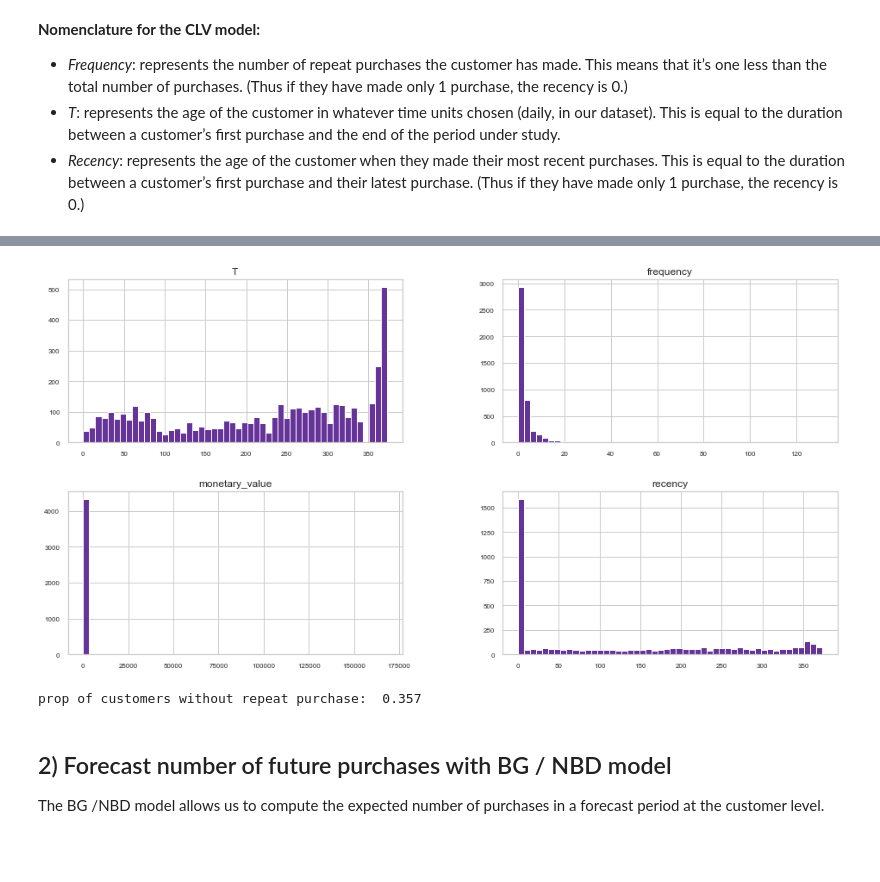
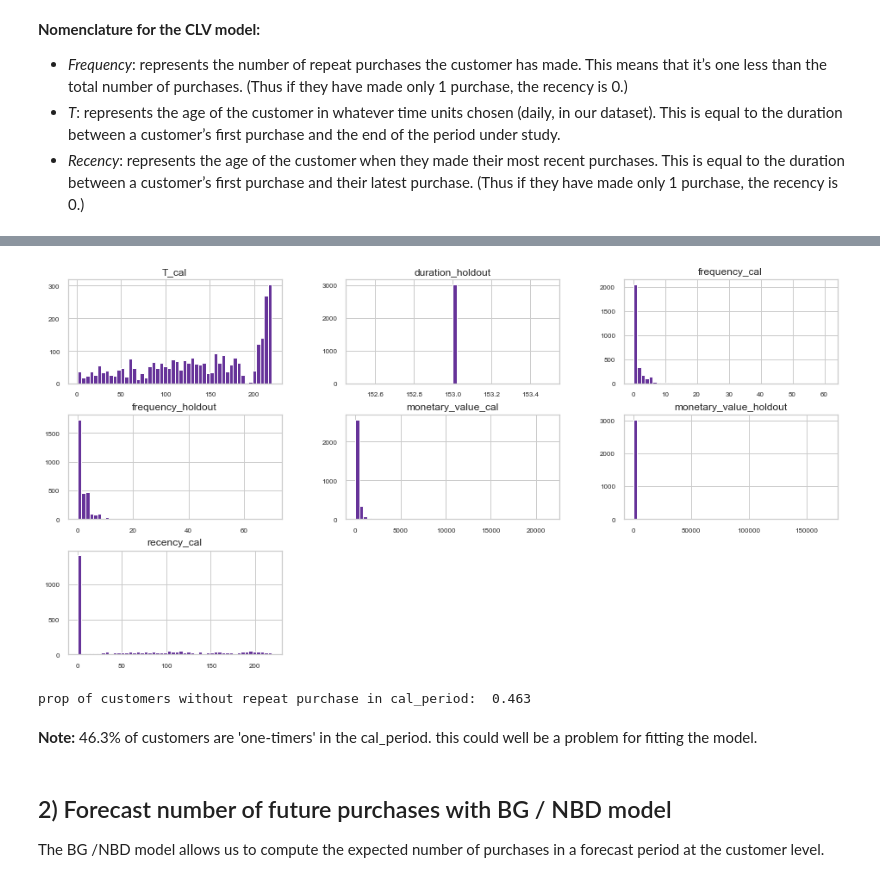
Before and after one commit to rbuerki/projects-ml, a Jupyter notebook: customer_lifetime_value_modelling/2-CLV_calculation.ipynb, the cells around one changed output, grey strips where cells are left out. Cells and saved outputs as stored; diff of their text form; code cells hidden in the pictures; blank space fills up the shorter version.

```diff
--- a/customer_lifetime_value_modelling/2-CLV_calculation.ipynb
+++ b/customer_lifetime_value_modelling/2-CLV_calculation.ipynb
@@ -78,7 +80,8 @@ clv_data.drop(['Quantity', 'UnitPrice', 'Country'], inplace=True, axis=1)
 clv_data['InvoiceDate'] = clv_data['InvoiceDate'].dt.date
 
 # Use transformation function from liftimes package
-clv = summary_data_from_transaction_data(clv_data,
-                                         customer_id_col='CustomerID',
-                                         datetime_col='InvoiceDate',
-                                         monetary_value_col='Sales')
+clv_cal_holdout = calibration_and_holdout_data(clv_data, 'CustomerID', 'InvoiceDate',
+                                                   monetary_value_col='Sales',
+                                                   calibration_period_end='2011-07-09',  # 7 months
+                                                   observation_period_end='2011-12-09',  # 5 months
+                                                   )
@@ -103,0 +111,7 @@ clv.head()
+# %%
+# 'Repair' duration_holdout: set to float - should not happen according to docs ...
+import re
+clv_cal_holdout['duration_holdout'] = \
+    clv_cal_holdout['duration_holdout'].astype(str)
+clv_cal_holdout['duration_holdout'] = \
+    clv_cal_holdout['duration_holdout'].apply(lambda x: int(re.findall('\d+', x)[0]))
@@ -104,12 +129,15 @@ clv.head()
 # %%
-# Check distributions - should be the same as in the EDA notebook (apart from monetary value)
-EDA.plot_num_hist(clv, figsize=(16,8))
+# Check distributions
+EDA.plot_num_hist(clv_cal_holdout, figsize=(16,8))
 # %% [output]
-[figure, old version]
+[figure, new version]
 # %%
-print("prop of customers without repeat purchase: ", round(clv['frequency'].value_counts()[0]/len(clv),3))
+print("prop of customers without repeat purchase in cal_period: ", \
+        round(clv_cal_holdout['frequency_cal'].value_counts()[0] / len(clv_cal_holdout),3))
 # %% [output]
-prop of customers without repeat purchase:  0.357
+prop of customers without repeat purchase in cal_period:  0.463
+# %% [markdown]
+**Note:** 46.3% of customers are 'one-timers' in the cal_period. this could well be a problem for fitting the model.
 # %% [markdown]
 ## 2) Forecast number of future purchases with BG / NBD model
 The BG /NBD model allows us to compute the expected number of purchases in a forecast period at the customer level.
```
Also changed, not shown: parts of 53 cells of this notebook.
